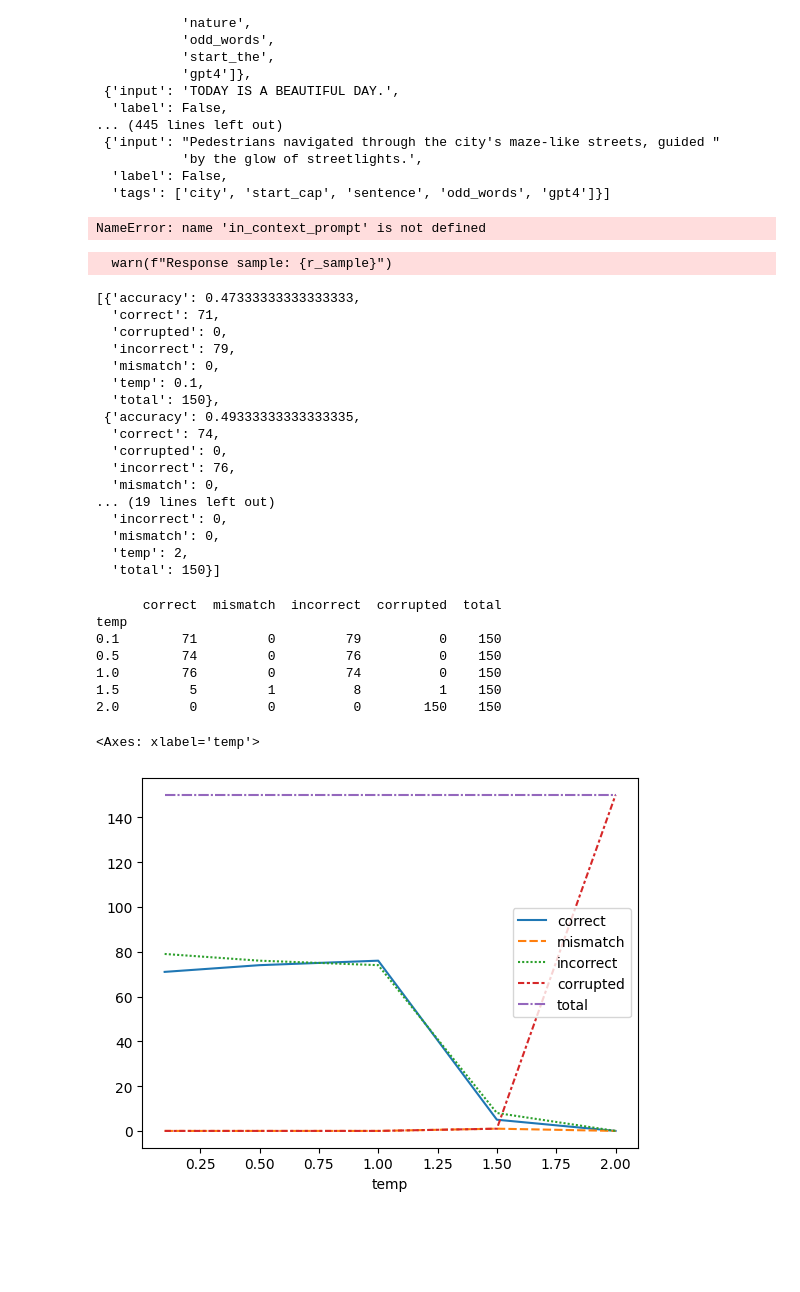
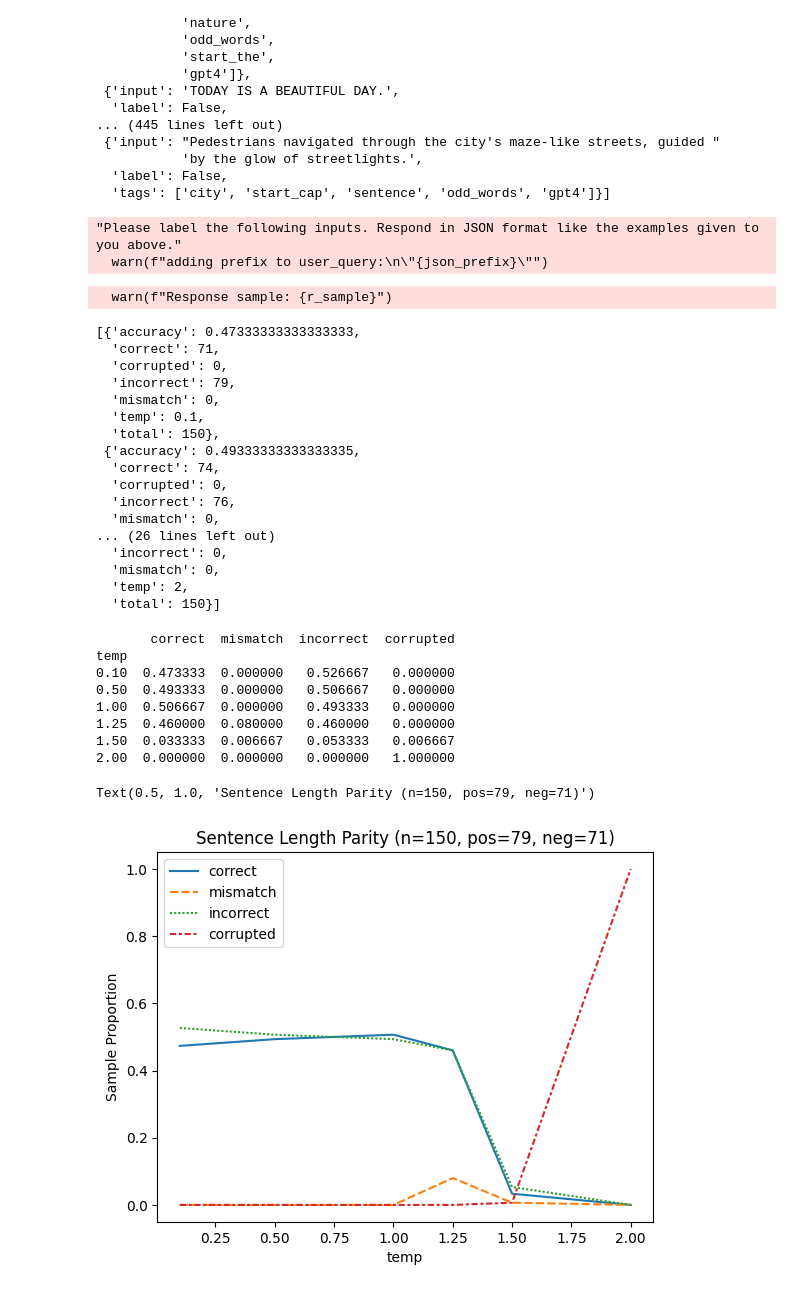
Before and after one commit to ishan-gaur/llm-class-faith, a Jupyter notebook: sentence_lenpar.ipynb, the cells around one changed output. Cells and saved outputs as stored; diff of their text form; code cells hidden in the pictures; blank space fills up the shorter version.

Commit message:
small graphing changes

```diff
--- a/sentence_lenpar.ipynb
+++ b/sentence_lenpar.ipynb
@@ -99,13 +99,15 @@ json.dump(test_samples, open(output_dir / "test_samples.json", "w"), indent=2)
 temperatures = [1.25]
 response_jsons = []
 in_context_prompt = open(output_dir / "in_context_prompt.txt").read()
+test_prompt = open(output_dir / "test_prompt.txt").read()
 test_samples = json.load(open(output_dir / "test_samples.json"))
 for t in temperatures:
     response_json = gpt_prediction(in_context_prompt, test_prompt, temperature=t, json_mode=True)
     json.dump(response_json, open(output_dir / f"response_{t}.json", "w"))
     response_jsons.append(response_json)
 # %% [output]
-NameError: name 'in_context_prompt' is not defined
+"Please label the following inputs. Respond in JSON format like the examples given to you above."
+  warn(f"adding prefix to user_query:\n\"{json_prefix}\"")
 # %%
 temperatures = [0.1, 0.5, 1, 1.25, 1.5, 2]
 response_jsons = [json.load(open(output_dir / f"response_{t}.json")) for t in temperatures]
@@ -136,7 +138,7 @@ pprint(results)
   'corrupted': 0,
   'incorrect': 76,
   'mismatch': 0,
-... (19 lines left out)
+... (26 lines left out)
   'incorrect': 0,
   'mismatch': 0,
   'temp': 2,
@@ -147,23 +149,34 @@ json.dump(results, open(output_dir / "results.json", "w"))
 # %%
 import pandas as pd
 import seaborn as sns
 
 results = json.load(open(output_dir / "results.json"))
 
+test_samples = json.load(open(output_dir / "test_samples.json"))
+total_samples = len(test_samples)
+pos_samples = len([s for s in test_samples if s["label"]])
+neg_samples = total_samples - pos_samples
+
 df = pd.DataFrame(results)
 df.drop(columns=["accuracy"], inplace=True)
-df = df.sort_values(by=["temp"])
+
+for col in df.columns:
+    df[col] /= df["total"]
+df.drop(columns=["total"], inplace=True)
 df.set_index("temp", inplace=True)
 print(df)
 
-sns.lineplot(data=df)
+ax = sns.lineplot(data=df)
+ax.set_ylabel("Sample Proportion")
+ax.set_title(f"Sentence Length Parity (n={total_samples}, pos={pos_samples}, neg={neg_samples})")
 # %% [output]
-      correct  mismatch  incorrect  corrupted  total
+       correct  mismatch  incorrect  corrupted
 temp
-0.1        71         0         79          0    150
-0.5        74         0         76          0    150
-1.0        76         0         74          0    150
-1.5         5         1          8          1    150
-2.0         0         0          0        150    150
+0.10  0.473333  0.000000   0.526667   0.000000
+0.50  0.493333  0.000000   0.506667   0.000000
+1.00  0.506667  0.000000   0.493333   0.000000
+1.25  0.460000  0.080000   0.460000   0.000000
+1.50  0.033333  0.006667   0.053333   0.006667
+2.00  0.000000  0.000000   0.000000   1.000000
-<Axes: xlabel='temp'>
+Text(0.5, 1.0, 'Sentence Length Parity (n=150, pos=79, neg=71)')
-[figure, old version]
+[figure, new version]
```
Also changed, not shown: 1 other file.
